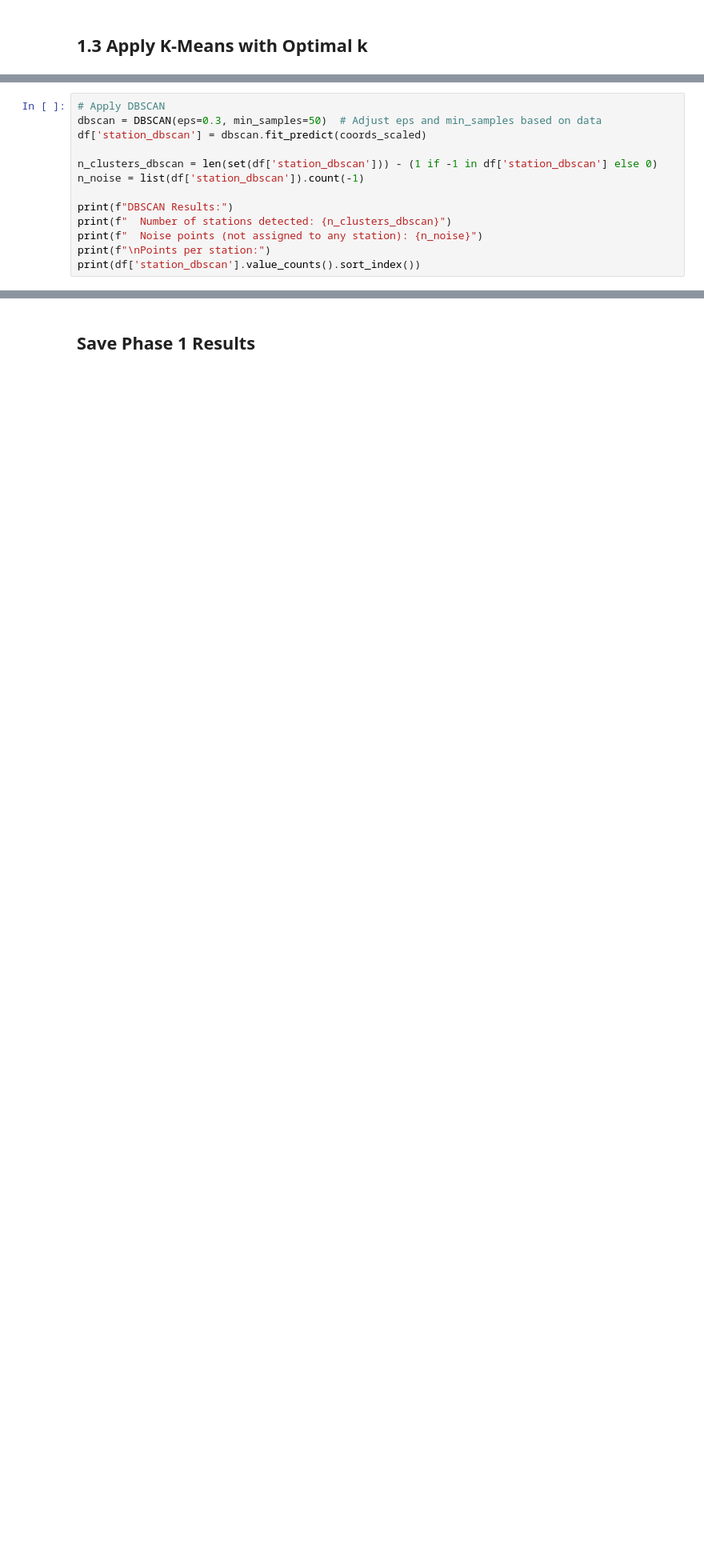
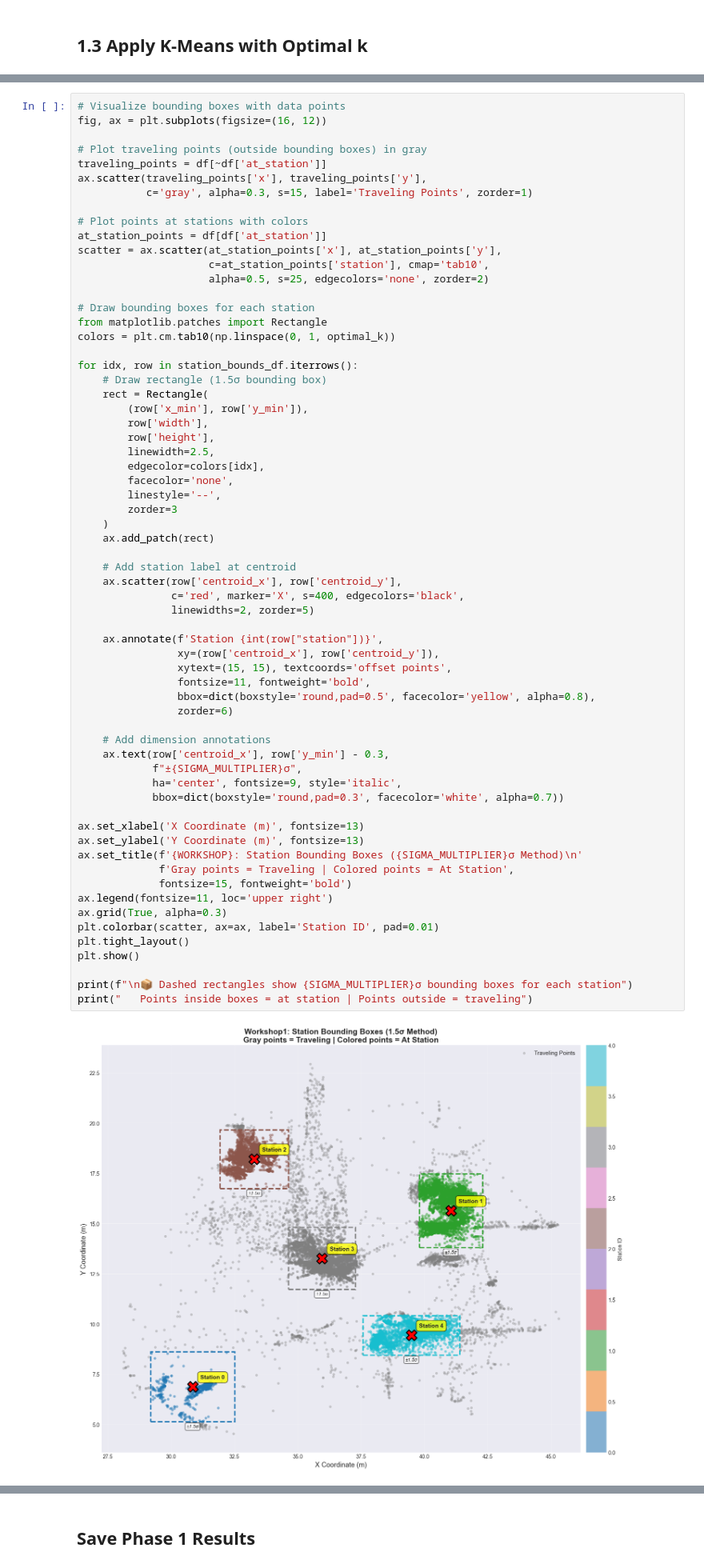
Before and after one commit to NonExstnt/COS4-RTLS, a Jupyter notebook: notebooks/phase1_station_detection.ipynb, the cells around one changed output, grey strips where cells are left out. Shown at 80% size. Cells and saved outputs as stored; diff of their text form; blank space fills up the shorter version.

```diff
--- a/notebooks/phase1_station_detection.ipynb
+++ b/notebooks/phase1_station_detection.ipynb
@@ -223,13 +321,0 @@ plt.show()
-# %%
-# Apply DBSCAN
-dbscan = DBSCAN(eps=0.3, min_samples=50)  # Adjust eps and min_samples based on data
-df['station_dbscan'] = dbscan.fit_predict(coords_scaled)
-
-n_clusters_dbscan = len(set(df['station_dbscan'])) - (1 if -1 in df['station_dbscan'] else 0)
-n_noise = list(df['station_dbscan']).count(-1)
-
-print(f"DBSCAN Results:")
-print(f"  Number of stations detected: {n_clusters_dbscan}")
-print(f"  Noise points (not assigned to any station): {n_noise}")
-print(f"\nPoints per station:")
-print(df['station_dbscan'].value_counts().sort_index())
@@ -269,0 +423,66 @@ print("   Continuing with K-Means stations for subsequent phases.")
+# %%
+# Visualize bounding boxes with data points
+fig, ax = plt.subplots(figsize=(16, 12))
+
+# Plot traveling points (outside bounding boxes) in gray
+traveling_points = df[~df['at_station']]
+ax.scatter(traveling_points['x'], traveling_points['y'],
+           c='gray', alpha=0.3, s=15, label='Traveling Points', zorder=1)
+
+# Plot points at stations with colors
+at_station_points = df[df['at_station']]
+scatter = ax.scatter(at_station_points['x'], at_station_points['y'],
+                     c=at_station_points['station'], cmap='tab10',
+                     alpha=0.5, s=25, edgecolors='none', zorder=2)
+
+# Draw bounding boxes for each station
+from matplotlib.patches import Rectangle
+colors = plt.cm.tab10(np.linspace(0, 1, optimal_k))
+
+for idx, row in station_bounds_df.iterrows():
+    # Draw rectangle (1.5σ bounding box)
+    rect = Rectangle(
+        (row['x_min'], row['y_min']),
+        row['width'],
+        row['height'],
+        linewidth=2.5,
+        edgecolor=colors[idx],
+        facecolor='none',
+        linestyle='--',
+        zorder=3
+    )
+    ax.add_patch(rect)
+
+    # Add station label at centroid
+    ax.scatter(row['centroid_x'], row['centroid_y'],
+               c='red', marker='X', s=400, edgecolors='black',
+               linewidths=2, zorder=5)
+
+    ax.annotate(f'Station {int(row["station"])}',
+                xy=(row['centroid_x'], row['centroid_y']),
+                xytext=(15, 15), textcoords='offset points',
+                fontsize=11, fontweight='bold',
+                bbox=dict(boxstyle='round,pad=0.5', facecolor='yellow', alpha=0.8),
+                zorder=6)
+
+    # Add dimension annotations
+    ax.text(row['centroid_x'], row['y_min'] - 0.3,
+            f"±{SIGMA_MULTIPLIER}σ",
+            ha='center', fontsize=9, style='italic',
+            bbox=dict(boxstyle='round,pad=0.3', facecolor='white', alpha=0.7))
+
+ax.set_xlabel('X Coordinate (m)', fontsize=13)
+ax.set_ylabel('Y Coordinate (m)', fontsize=13)
+ax.set_title(f'{WORKSHOP}: Station Bounding Boxes ({SIGMA_MULTIPLIER}σ Method)\n'
+             f'Gray points = Traveling | Colored points = At Station',
+             fontsize=15, fontweight='bold')
+ax.legend(fontsize=11, loc='upper right')
+ax.grid(True, alpha=0.3)
+plt.colorbar(scatter, ax=ax, label='Station ID', pad=0.01)
+plt.tight_layout()
+plt.show()
+
+print(f"\n📦 Dashed rectangles show {SIGMA_MULTIPLIER}σ bounding boxes for each station")
+print("   Points inside boxes = at station | Points outside = traveling")
+# %% [output]
+[figure, added]
```
Also changed, not shown: parts of 18 cells of this notebook, 2 other files.
